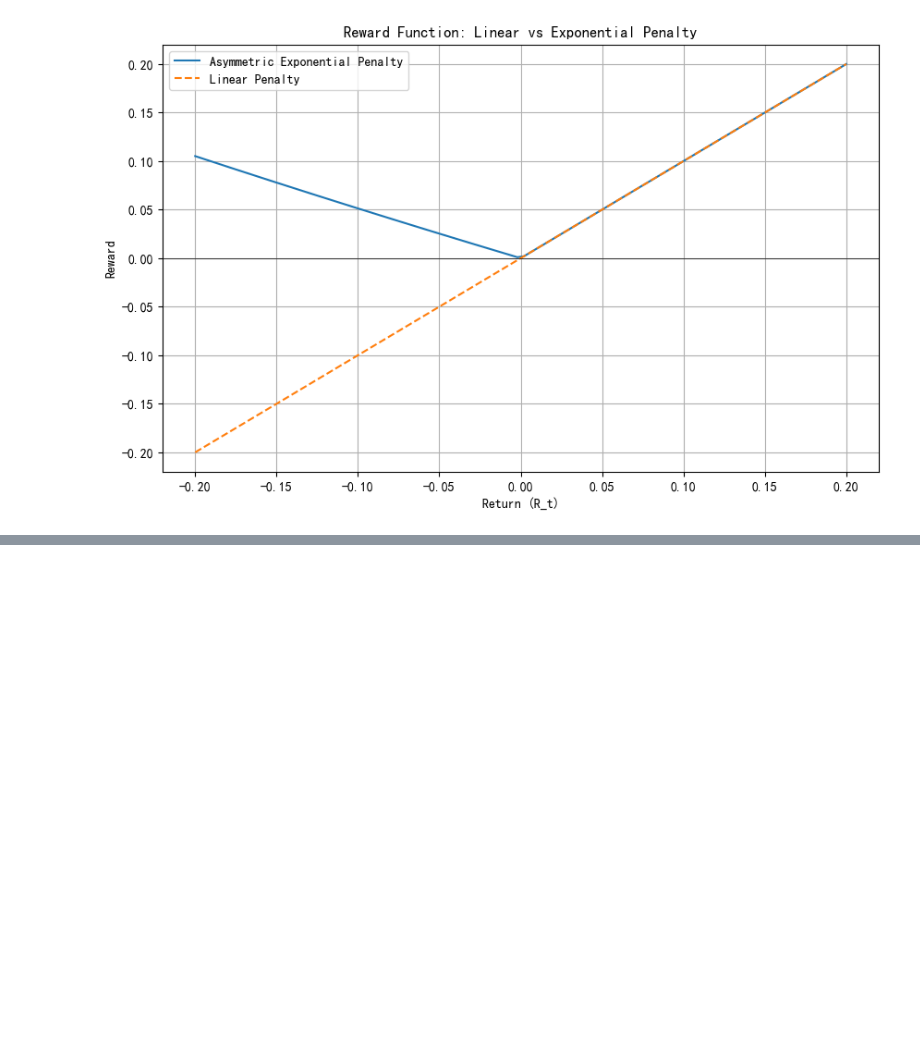
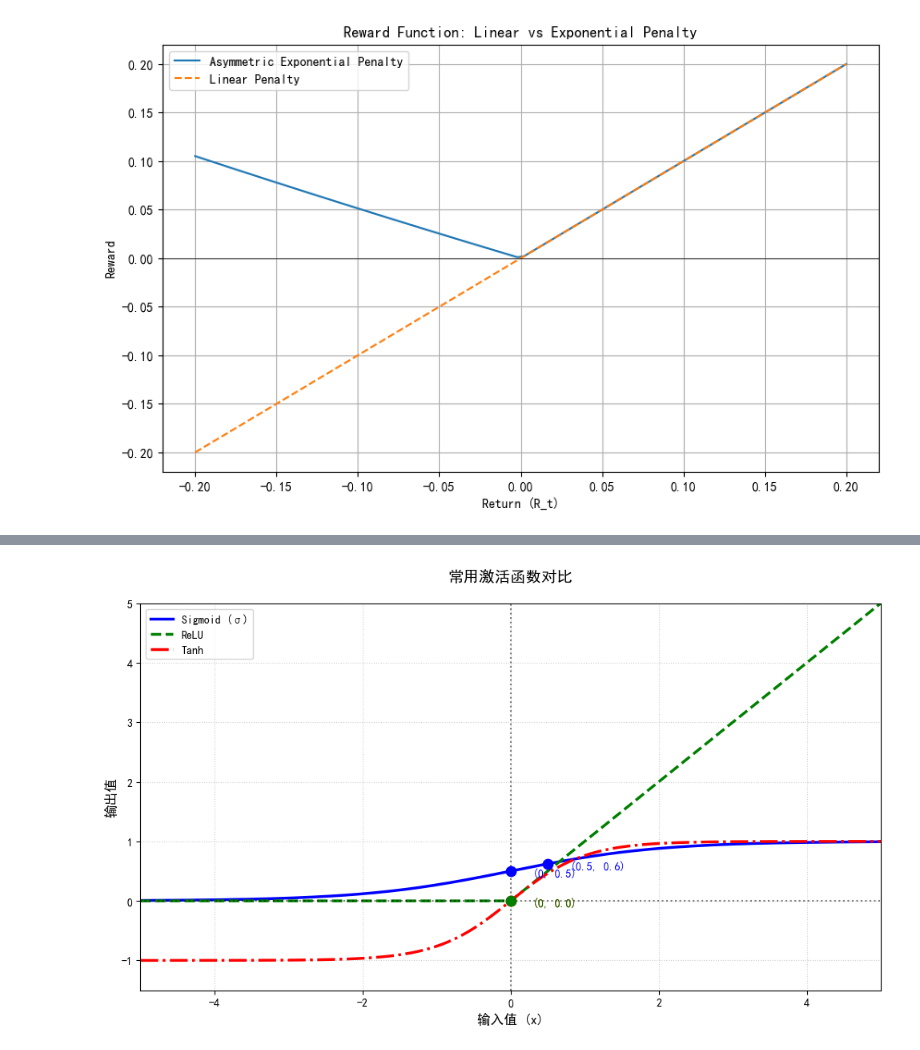
Before and after one commit to ten2net/Gym-Trading-Env, a Jupyter notebook: notebooks/reward.ipynb, the cells around one changed output, grey strips where cells are left out. Saved outputs shown, nothing was run; the diff lists cells and outputs as text; code cells hidden in the pictures; blank space fills up the shorter version.

```diff
--- a/notebooks/reward.ipynb
+++ b/notebooks/reward.ipynb
@@ -122,0 +174,68 @@ plt.show()
+# %%
+import numpy as np
+import matplotlib.pyplot as plt
+from matplotlib import rcParams
+
+# 设置中文显示和字体
+plt.rcParams['font.family'] = 'SimHei'
+plt.rcParams['axes.unicode_minus'] = False
+
+# 生成x轴数据（从-5到5的200个点）
+x = np.linspace(-5, 5, 200)
+
+# 定义三个激活函数
+def sigmoid(x):
+    return 1 / (1 + np.exp(-x))
+
+def relu(x):
+    return np.maximum(0, x)
+
+def tanh(x):
+    return np.tanh(x)
+
+# 计算函数值
+y_sigmoid = sigmoid(x)
+y_relu = relu(x)
+y_tanh = tanh(x)
+
+# 创建画布和子图
+plt.figure(figsize=(10, 6), dpi=100)
+
+# 绘制三条曲线
+plt.plot(x, y_sigmoid, 'b-', linewidth=2.5, label='Sigmoid (σ)')
+plt.plot(x, y_relu, 'g--', linewidth=2.5, label='ReLU')
+plt.plot(x, y_tanh, 'r-.', linewidth=2.5, label='Tanh')
+
+# 标记关键点
+for func, color, points in [
+    (sigmoid, 'blue', [0, 0.5]),
+    (tanh, 'red', [0]),
+    (relu, 'green', [0])
+]:
+    for px in points:
+        py = func(px)
+        plt.scatter(px, py, s=80, color=color, zorder=5)
+        plt.text(px+0.3, py-0.1, f'({px}, {py:.1f})', color=color, fontsize=10)
+
+# 添加辅助线
+plt.axhline(y=0, color='k', linestyle=':', alpha=0.5)
+plt.axvline(x=0, color='k', linestyle=':', alpha=0.5)
+
+# 设置坐标轴范围
+plt.xlim(-5, 5)
+plt.ylim(-1.5, 5)
+
+# 添加标签和标题
+plt.title('常用激活函数对比', fontsize=14, pad=20)
+plt.xlabel('输入值 (x)', fontsize=12)
+plt.ylabel('输出值', fontsize=12)
+
+# 显示图例和网格
+plt.legend(loc='upper left', fontsize=10)
+plt.grid(True, linestyle=':', alpha=0.6)
+
+# 显示图形
+plt.tight_layout()
+plt.show()
+# %% [output]
+[figure, added]
```
Also changed, not shown: parts of 3 cells of this notebook.
